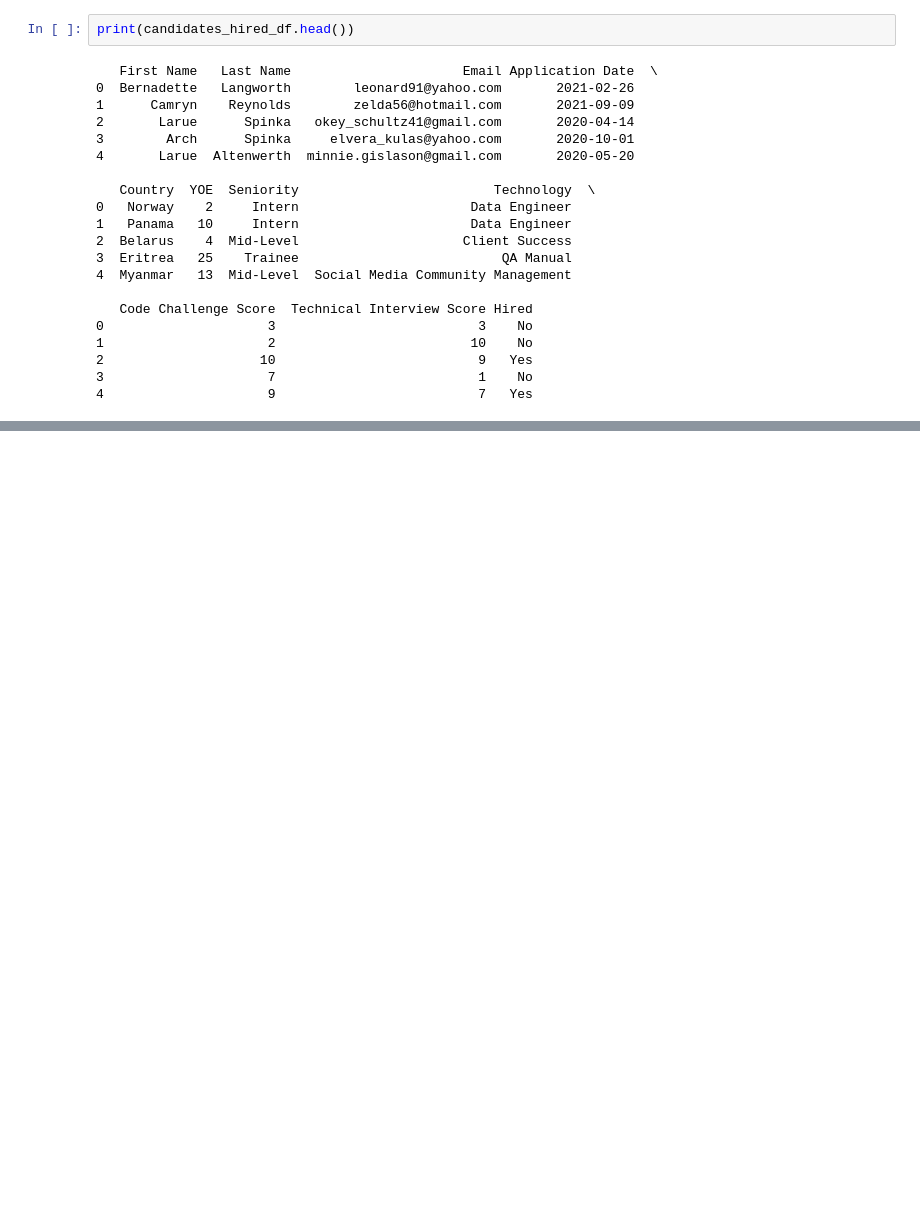
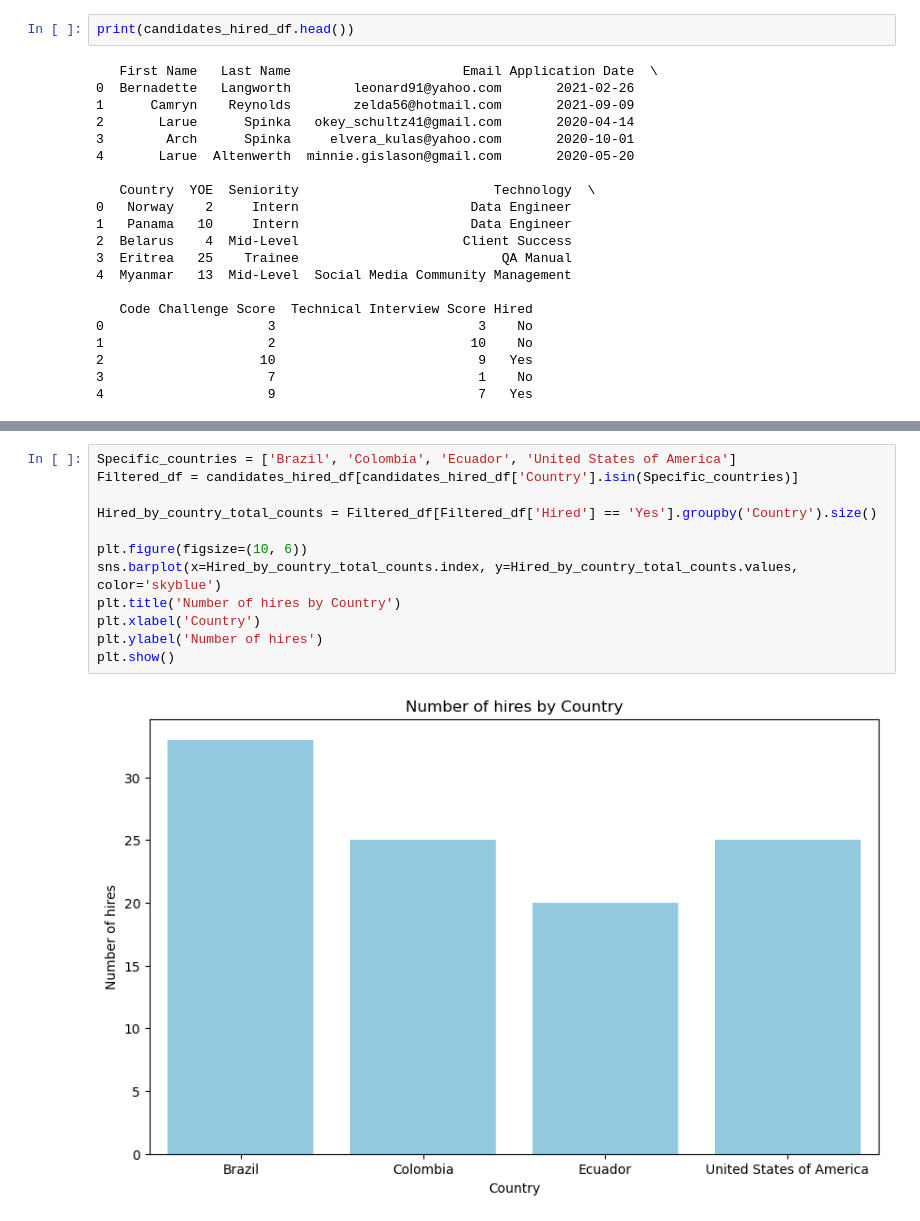
Before and after one commit to Federic0GC/Workshop_ETL1, a Jupyter notebook: Notebook/Workshop_1_Analysis.ipynb, the cells around one changed output, grey strips where cells are left out. Drawn from its saved outputs; the diff is of its cells as text; blank space fills up the shorter version.

```diff
--- a/Notebook/Workshop_1_Analysis.ipynb
+++ b/Notebook/Workshop_1_Analysis.ipynb
@@ -253,0 +260,14 @@ plt.show()
+# %%
+Specific_countries = ['Brazil', 'Colombia', 'Ecuador', 'United States of America']
+Filtered_df = candidates_hired_df[candidates_hired_df['Country'].isin(Specific_countries)]
+
+Hired_by_country_total_counts = Filtered_df[Filtered_df['Hired'] == 'Yes'].groupby('Country').size()
+
+plt.figure(figsize=(10, 6))
+sns.barplot(x=Hired_by_country_total_counts.index, y=Hired_by_country_total_counts.values, color='skyblue')
+plt.title('Number of hires by Country')
+plt.xlabel('Country')
+plt.ylabel('Number of hires')
+plt.show()
+# %% [output]
+[figure, added]
```
Also changed, not shown: parts of 44 cells of this notebook.
